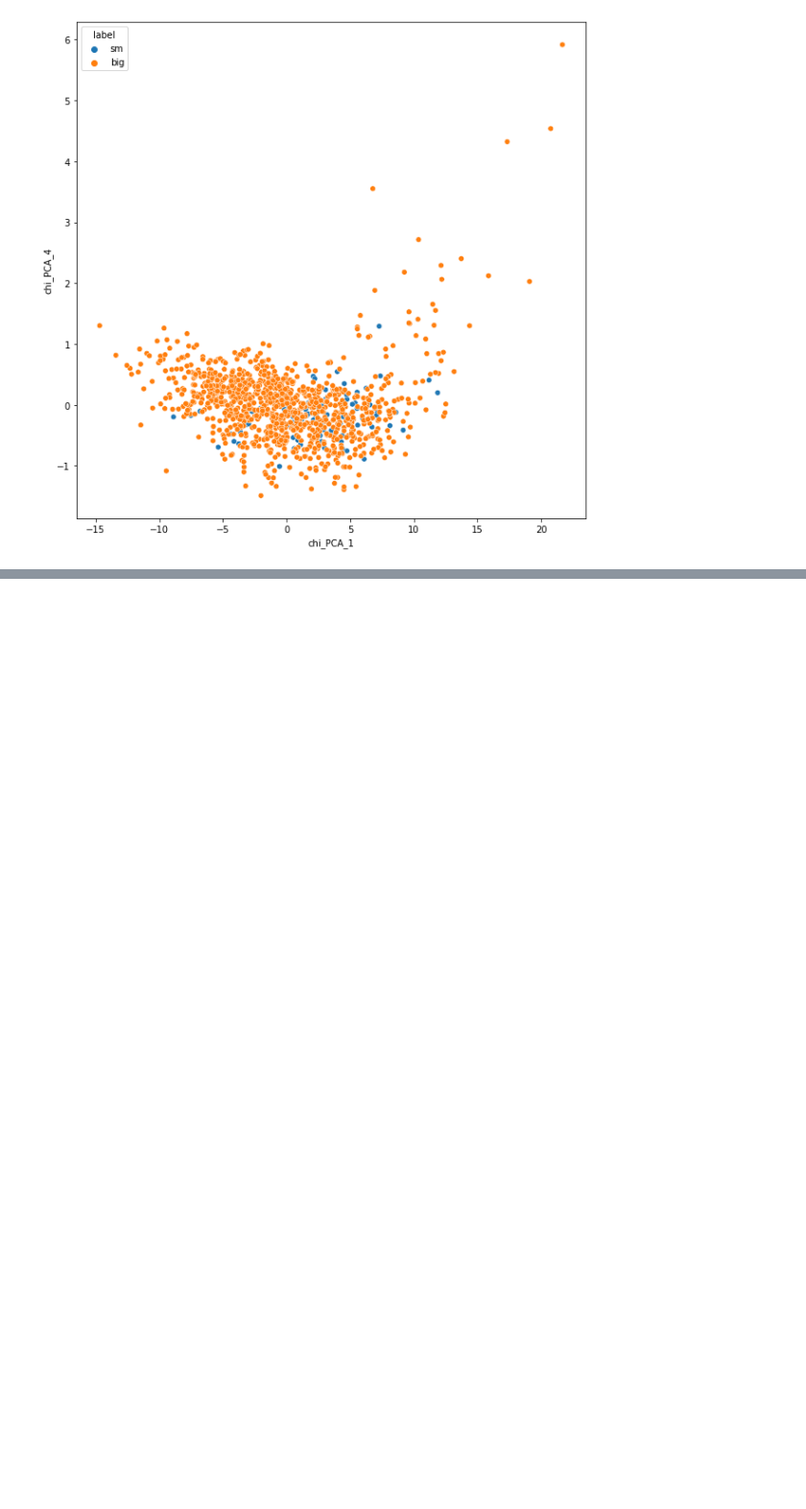
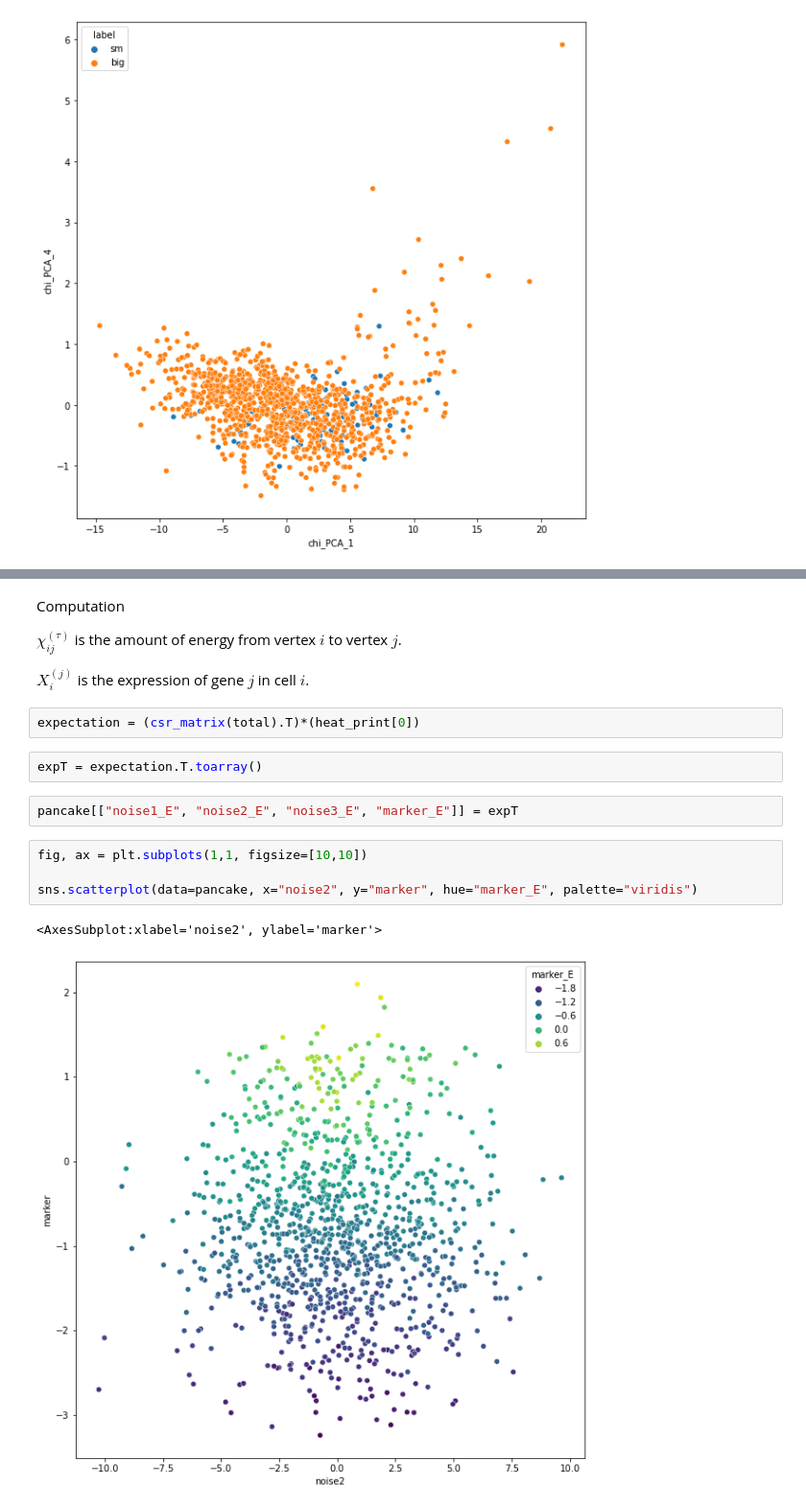
Before and after one commit to ashwinn226/graphwave, a Jupyter notebook: graphwave_pancakes.ipynb, the cells around one changed output, grey strips where cells are left out. Shown at 96% size. Saved outputs shown, nothing was run; the diff lists cells and outputs as text; blank space fills up the shorter version.

```diff
--- a/graphwave_pancakes.ipynb
+++ b/graphwave_pancakes.ipynb
@@ -574,0 +590,19 @@ sns.scatterplot(data=pancake, x="chi_PCA_1", y="chi_PCA_4", hue="label")
+# %% [markdown]
+Computation
+
+$\chi^{(\tau)}_{ij}$ is the amount of energy from vertex $i$ to vertex $j$.
+
+$X^{(j)}_i$ is the expression of gene $j$ in cell $i$.
+# %%
+expectation = (csr_matrix(total).T)*(heat_print[0])
+# %%
+expT = expectation.T.toarray()
+# %%
+pancake[["noise1_E", "noise2_E", "noise3_E", "marker_E"]] = expT
+# %%
+fig, ax = plt.subplots(1,1, figsize=[10,10])
+
+sns.scatterplot(data=pancake, x="noise2", y="marker", hue="marker_E", palette="viridis")
+# %% [output]
+<AxesSubplot:xlabel='noise2', ylabel='marker'>
+[figure, added]
```
Also changed, not shown: parts of 21 cells of this notebook, 1 other file.
